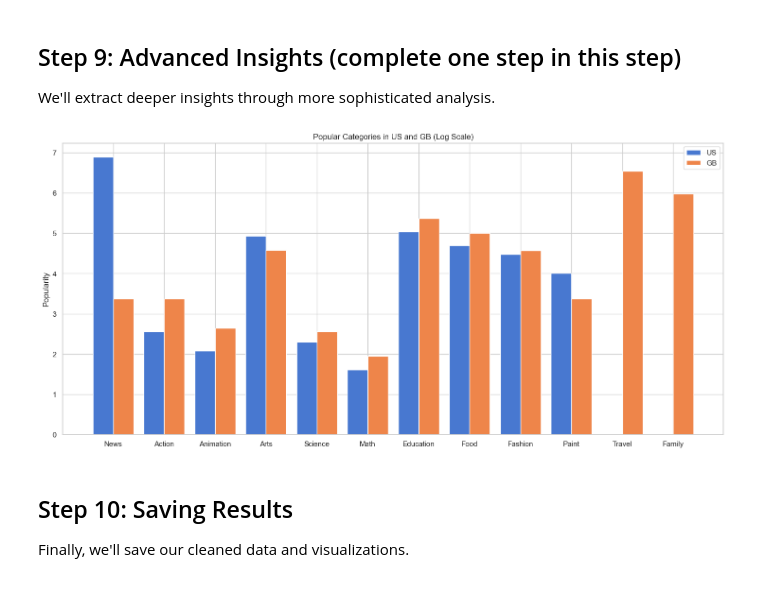
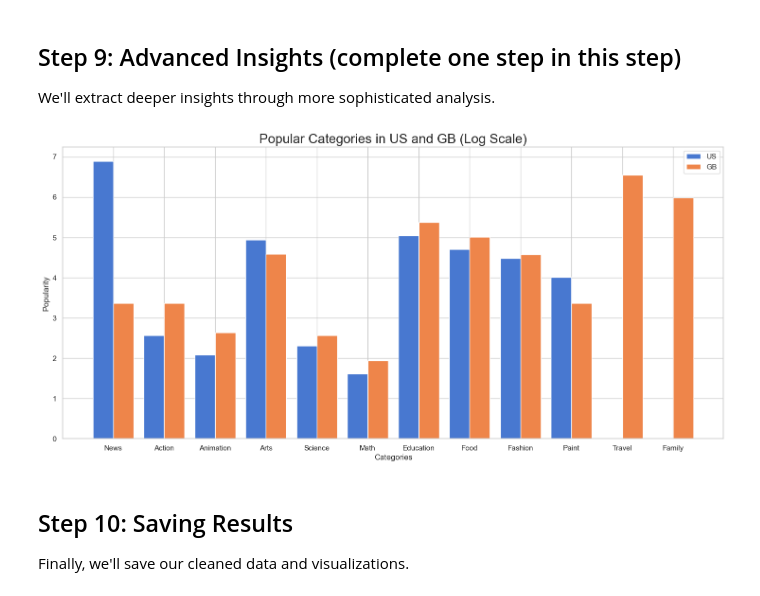
Before and after one commit to Thend911/Data-Analysis, a Jupyter notebook: VideoAnalysis-HW.ipynb, the cells around one changed output. Cells and saved outputs as stored; diff of their text form; code cells hidden in the pictures.

```diff
--- a/VideoAnalysis-HW.ipynb
+++ b/VideoAnalysis-HW.ipynb
@@ -417,33 +422,34 @@ We'll extract deeper insights through more sophisticated analysis.
 # %%
 # Step 1: can you think of a analysis and visualize it?
 # compare which category which country have more view, double bar chart
 
 # Make full list of categories in 2 countries
 cats = combined_df['category'].unique().tolist()
 # Get each country df
 GB_df = combined_df[combined_df['country'] == 'GB']
 US_df = combined_df[combined_df['country'] == 'US']
 
-# Make list of value counts of categories with reference to cats list
+# Make list of value counts of categories with reference key to cats list
 GB_counts =numpy.log([GB_df['category'].tolist().count(cat) for cat in cats])
 US_counts =numpy.log([US_df['category'].tolist().count(cat) for cat in cats])
 
 # Bar width and x locations
 w, x = 0.4, numpy.arange(len(cats))
 
 # Double bar chart
 fig, ax = plt.subplots(figsize=(18,8))
 ax.bar(x - w/2, US_counts, width=w, label='US')
 ax.bar(x + w/2, GB_counts, width=w, label='GB')
-
+# Set label
 ax.set_xticks(x)
 ax.set_xticklabels(cats)
 ax.set_ylabel('Popularity')
-ax.set_title('Popular Categories in US and GB (Log Scale)')
+ax.set_xlabel('Categories')
+ax.set_title('Popular Categories in US and GB (Log Scale)', fontsize='20')
 ax.legend()
 plt.show()
 # %% [output]
-[figure, old version]
+[figure, new version]
 # %% [markdown]
 ## Step 10: Saving Results
 Finally, we'll save our cleaned data and visualizations.
```
Also changed, not shown: parts of 2 cells of this notebook.
